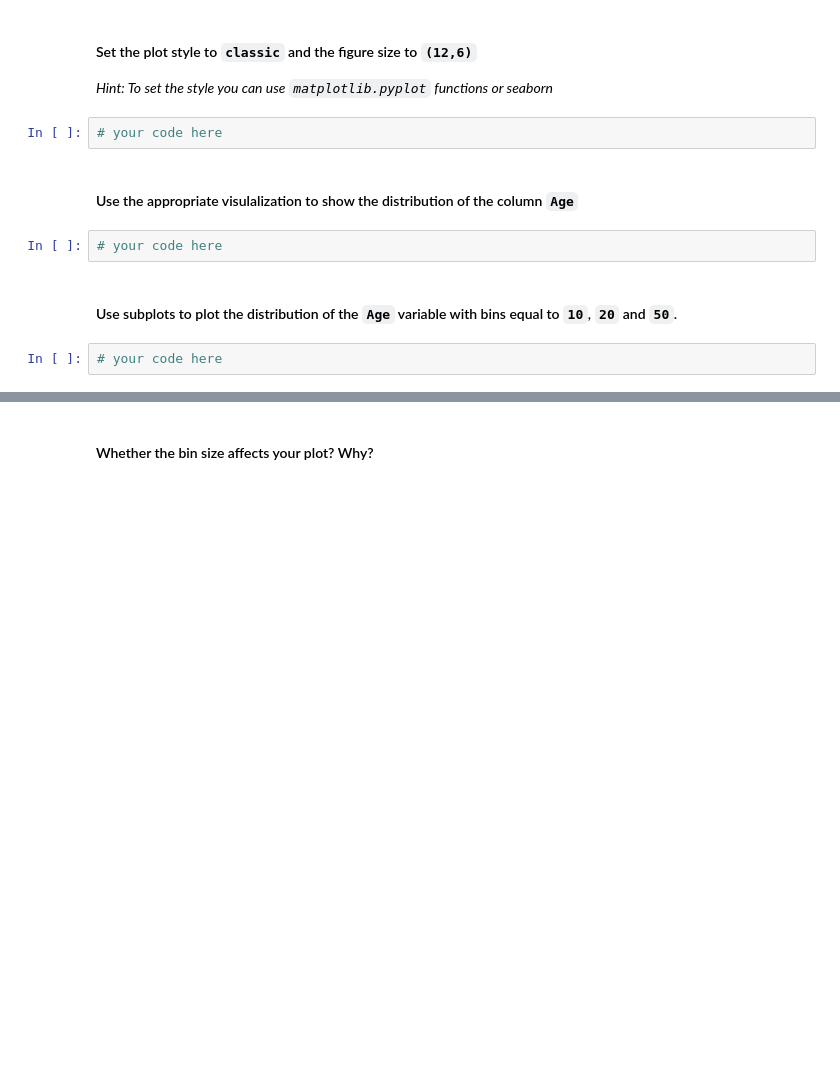
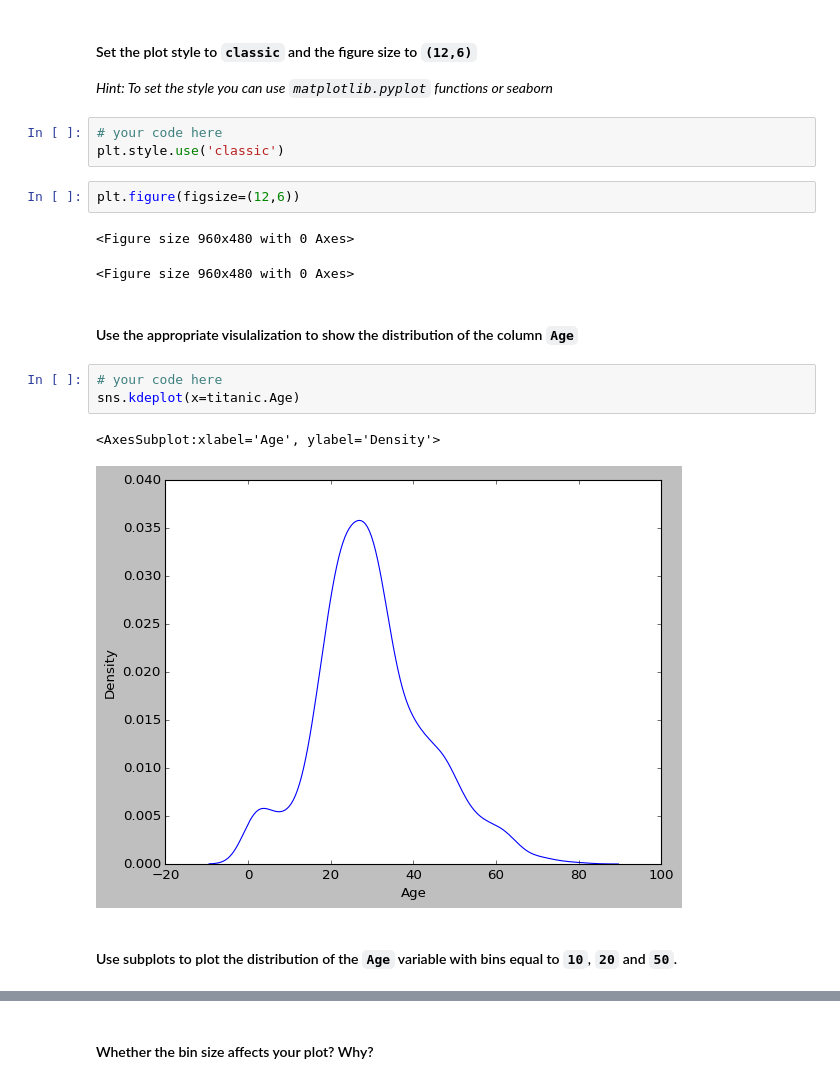
Before and after one commit to santhart97/lab-visualization-extra, a Jupyter notebook: challenge-2.ipynb, the cells around one changed output, grey strips where cells are left out. Saved outputs shown, nothing was run; the diff lists cells and outputs as text; blank space fills up the shorter version.

```diff
--- a/challenge-2.ipynb
+++ b/challenge-2.ipynb
@@ -32,11 +90,19 @@ titanic.head()
 *Hint: To set the style you can use `matplotlib.pyplot` functions or seaborn*
 # %%
 # your code here
+plt.style.use('classic')
+# %%
+plt.figure(figsize=(12,6))
+# %% [output]
+<Figure size 960x480 with 0 Axes>
+<Figure size 960x480 with 0 Axes>
 # %% [markdown]
 #### Use the appropriate visulalization to show the distribution of the column `Age`
 # %%
 # your code here
+sns.kdeplot(x=titanic.Age)
+# %% [output]
+<AxesSubplot:xlabel='Age', ylabel='Density'>
+[figure, added]
 # %% [markdown]
 #### Use subplots to plot the distribution of the `Age` variable with bins equal to `10`, `20` and `50`.
-# %%
-# your code here
```
Also changed, not shown: parts of 15 cells of this notebook, 1 other file.
